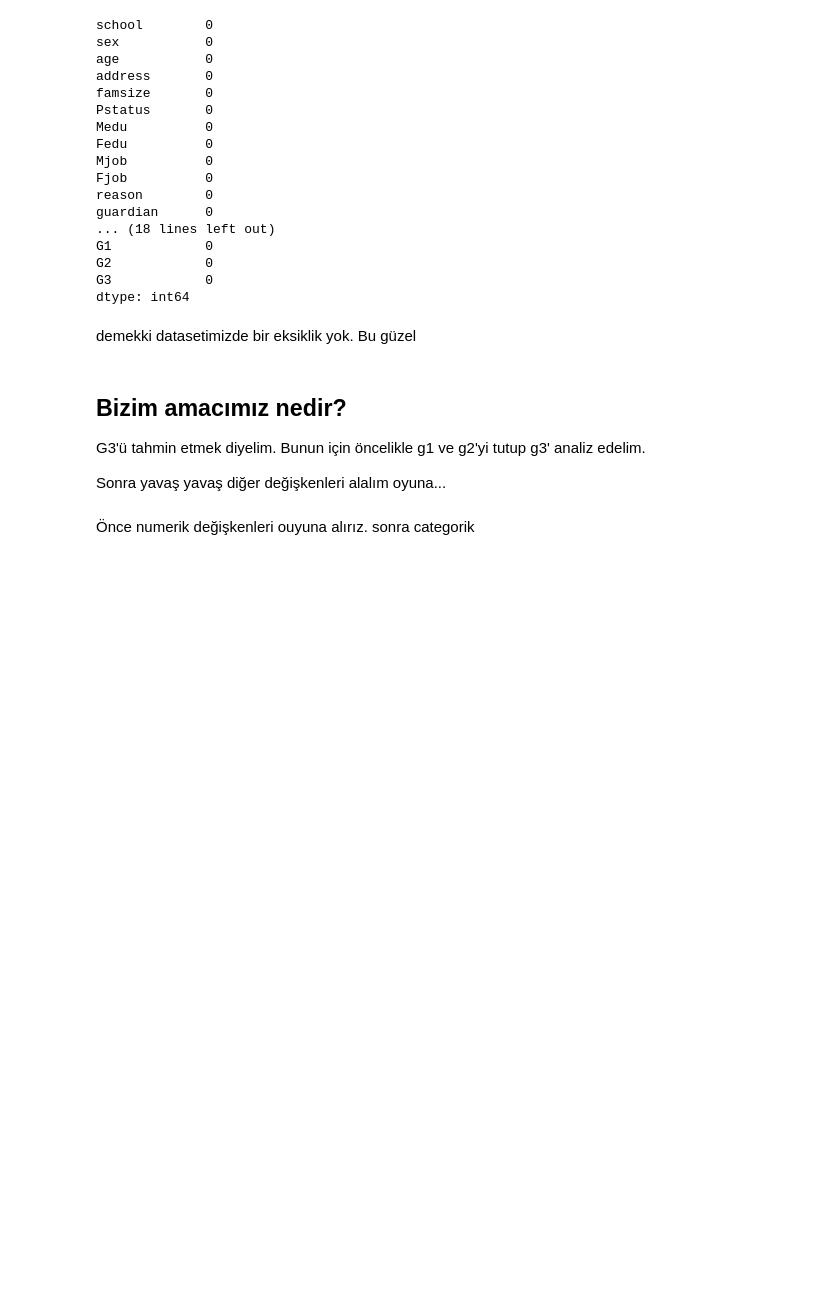
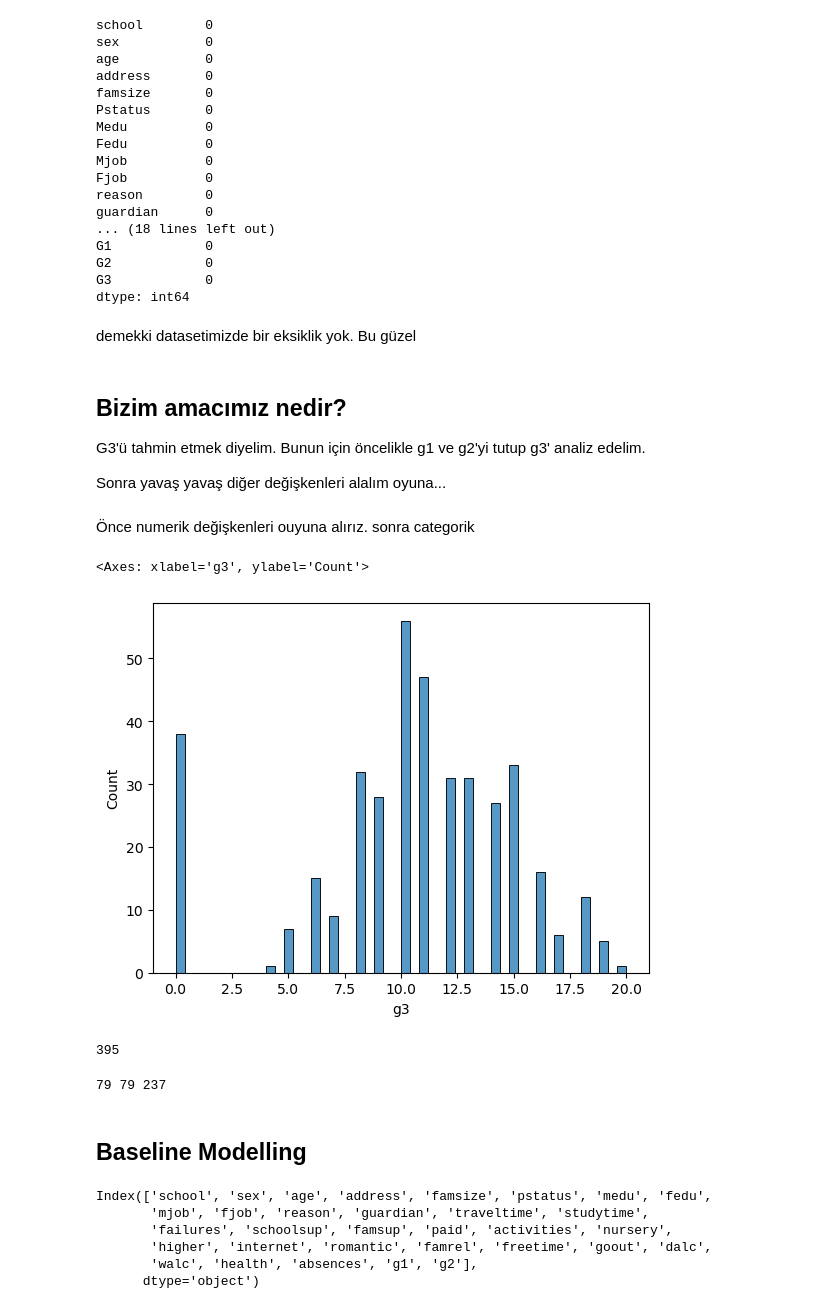
Before and after one commit to cfdonmez/mlzoomcamp-sand-2023, a Jupyter notebook: sandBoxFD/Section2/student_Sands_part1.ipynb, the cells around one changed output. Drawn from its saved outputs; the diff is of its cells as text; code cells hidden in the pictures; blank space fills up the shorter version.

Commit message:
part1 completed
now I'm gonna start part 2. That's gonna be legendaryyy

```diff
--- a/sandBoxFD/Section2/student_Sands_part1.ipynb
+++ b/sandBoxFD/Section2/student_Sands_part1.ipynb
@@ -77,3 +77,15 @@ G3'ü tahmin etmek diyelim. Bunun için öncelikle g1 ve g2'yi tutup g3' analiz
 Sonra yavaş yavaş diğer değişkenleri alalım oyuna...
 # %% [markdown]
 Önce numerik değişkenleri ouyuna alırız. sonra categorik
+# %%
+df.columns = df.columns.str.lower().str.replace(' ','_')
+# %%
+sns.histplot(df.g3, bins=50)
+# %% [output]
+<Axes: xlabel='g3', ylabel='Count'>
+[figure, added]
+# %%
+n = len(df)
+n
+# %% [output]
+395
@@ -79,0 +96,10 @@ Sonra yavaş yavaş diğer değişkenleri alalım oyuna...
+# %%
+n_val = int( n * 0.2)
+n_test = int (n * 0.2)
+n_train = n - n_val - n_test
+print( n_val, n_test, n_train)
+df_val = df.iloc[:n_val]
+df_test = df.iloc[n_val: n_val + n_test]
+df_train = df.iloc[n_val+n_test : ]
+# %% [output]
+79 79 237
@@ -79,0 +118,11 @@ Sonra yavaş yavaş diğer değişkenleri alalım oyuna...
+# %% [markdown]
+## Baseline Modelling
+# %%
+df_train.columns
+# %% [output]
+Index(['school', 'sex', 'age', 'address', 'famsize', 'pstatus', 'medu', 'fedu',
+       'mjob', 'fjob', 'reason', 'guardian', 'traveltime', 'studytime',
+       'failures', 'schoolsup', 'famsup', 'paid', 'activities', 'nursery',
+       'higher', 'internet', 'romantic', 'famrel', 'freetime', 'goout', 'dalc',
+       'walc', 'health', 'absences', 'g1', 'g2'],
+      dtype='object')
```
Also changed, not shown: parts of 32 cells of this notebook.
